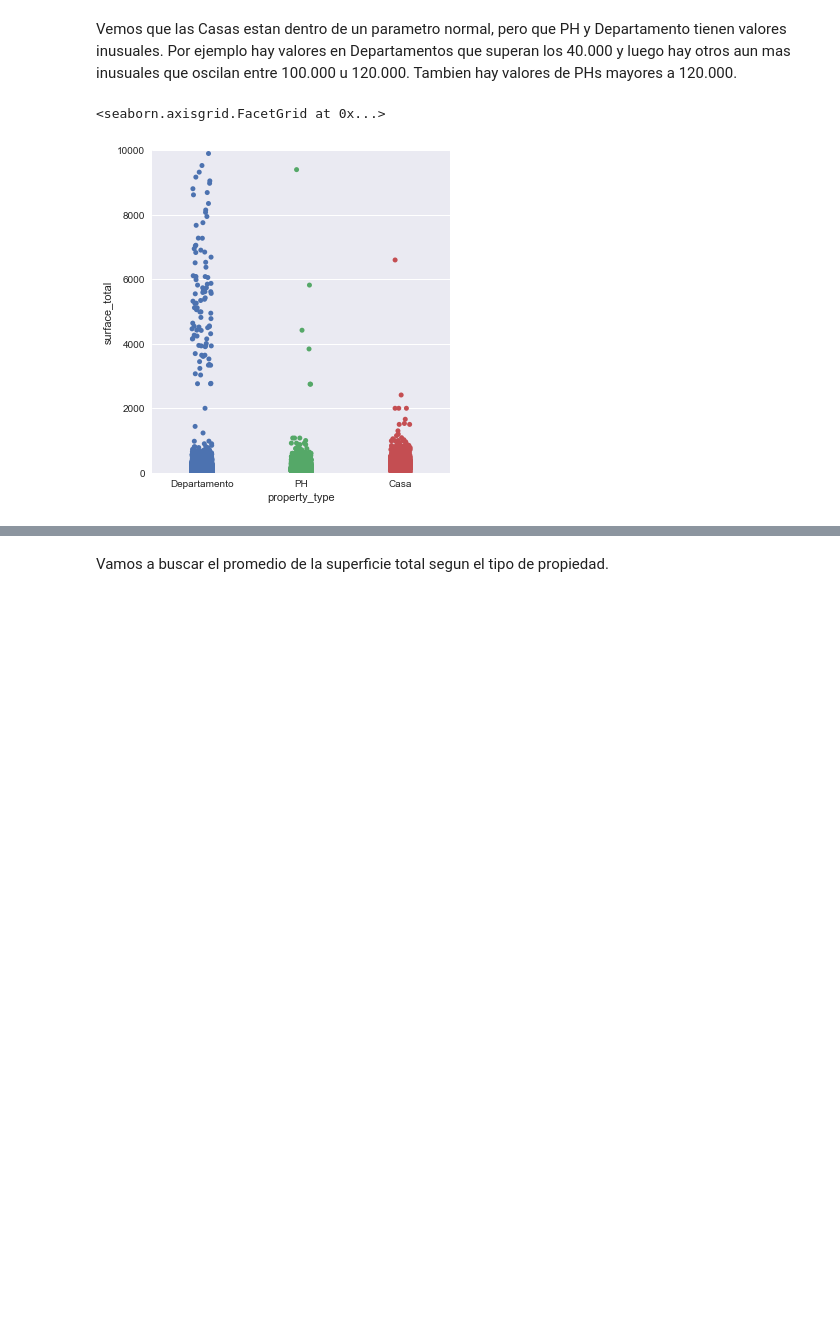
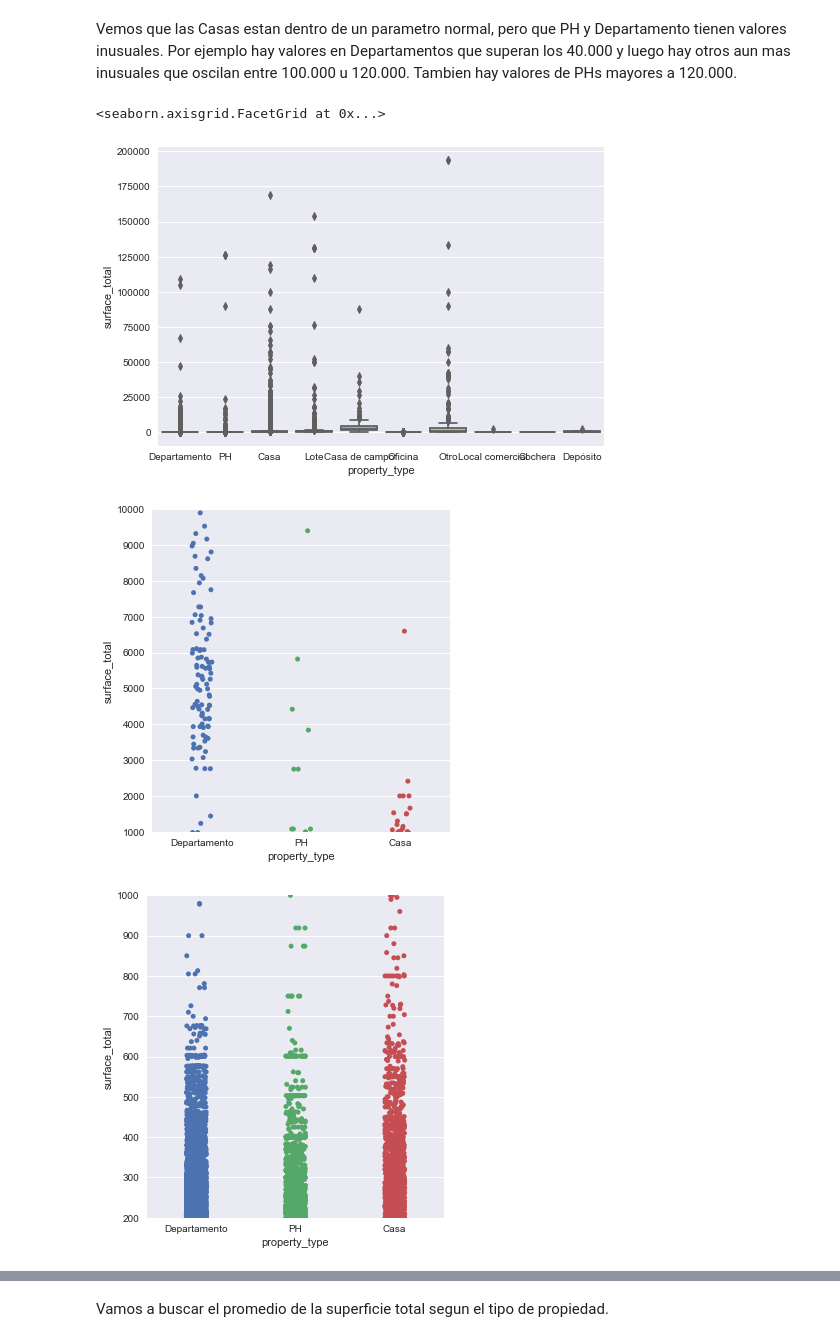
Before and after one commit to ldotto46/01.Proj_Real-State, a Jupyter notebook: Properati_analisys.ipynb, the cells around one changed output, grey strips where cells are left out. Saved outputs shown, nothing was run; the diff lists cells and outputs as text; code cells hidden in the pictures; blank space fills up the shorter version.

```diff
--- a/Properati_analisys.ipynb
+++ b/Properati_analisys.ipynb
@@ -304,9 +304,16 @@ Text(0.5, 1.0, 'Dormitorios por tipo de propiedad')
 [figure]
 # %% [markdown]
 Vemos que las Casas estan dentro de un parametro normal, pero que PH y Departamento tienen valores inusuales. Por ejemplo hay valores en Departamentos que superan los 40.000 y luego hay otros aun mas inusuales que oscilan entre 100.000 u 120.000. Tambien hay valores de PHs mayores a 120.000.
-# %%
-lim = sns.catplot(x="property_type", y="surface_total", data=ds)
-lim.set(ylim=(0, 10000))
-# %% [output]
-<seaborn.axisgrid.FacetGrid at 0x...>
-[figure, removed]
+# %%
+ax = sns.boxplot(x="property_type", y="surface_total", data=datapd, palette="Set3")
+lim = sns.catplot(x="property_type", y="surface_total", data=ds)
+lim.set(ylim=(1000, 10000))
+lim = sns.catplot(x="property_type", y="surface_total", data=ds)
+lim.set(ylim=(200, 1000))
+lim = sns.catplot(x="property_type", y="surface_total", data=ds)
+lim.set(ylim=(0, 200))
+# %% [output]
+<seaborn.axisgrid.FacetGrid at 0x...>
+[figure, added]
+[figure, added]
+[figure, added]
```
Also changed, not shown: parts of 6 cells of this notebook.
